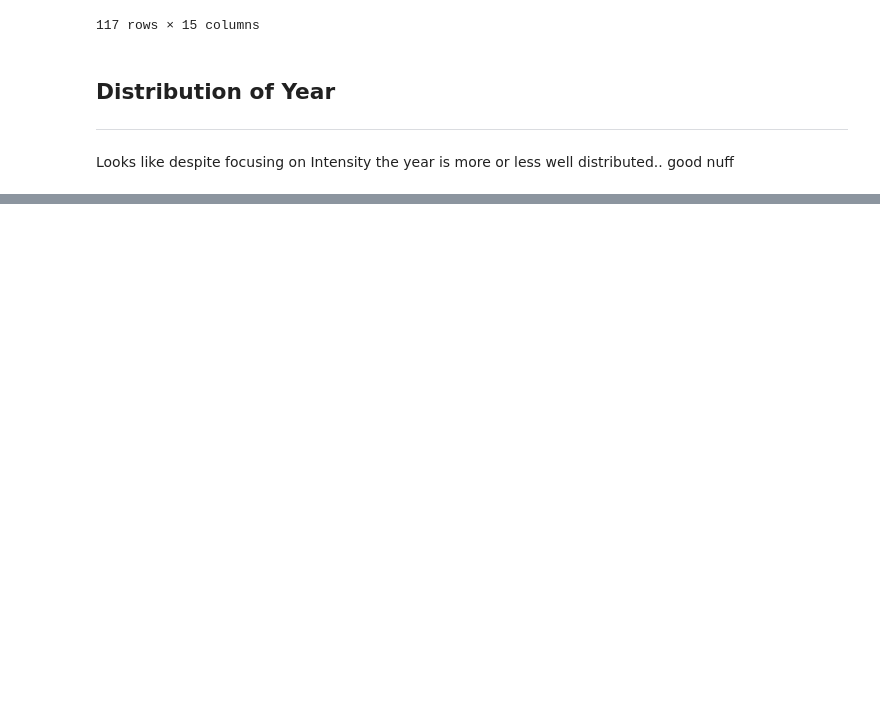
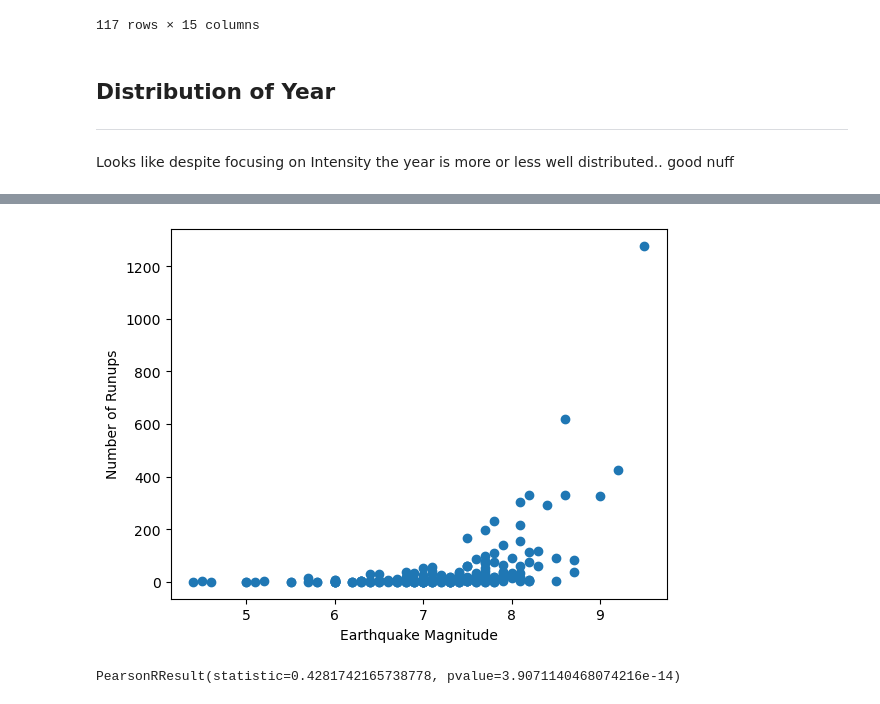
Before and after one commit to AmirAhanchian/Tsunami-Project-3-team5, a Jupyter notebook: Tsuanmi-Cleaning.ipynb, the cells around one changed output, grey strips where cells are left out. Drawn from its saved outputs; the diff is of its cells as text; code cells hidden in the pictures; blank space fills up the shorter version.

```diff
--- a/Tsuanmi-Cleaning.ipynb
+++ b/Tsuanmi-Cleaning.ipynb
@@ -194,0 +379,14 @@ plt.hist(intensity['Year'])
+# %%
+#Correlation between earthquake mag & number of run ups
+plt.scatter(intensity.iloc[:,3],intensity.iloc[:,10])
+plt.xlabel('Earthquake Magnitude')
+plt.ylabel('Number of Runups')
+plt.show()
+
+Earthmag = intensity.iloc[:,3]
+Runups = intensity.iloc[:,10]
+correlation = st.pearsonr(Earthmag,Runups)
+print(correlation)
+# %% [output]
+[figure, added]
+PearsonRResult(statistic=0.4281742165738778, pvalue=3.9071140468074216e-14)
```
Also changed, not shown: parts of 12 cells of this notebook.
